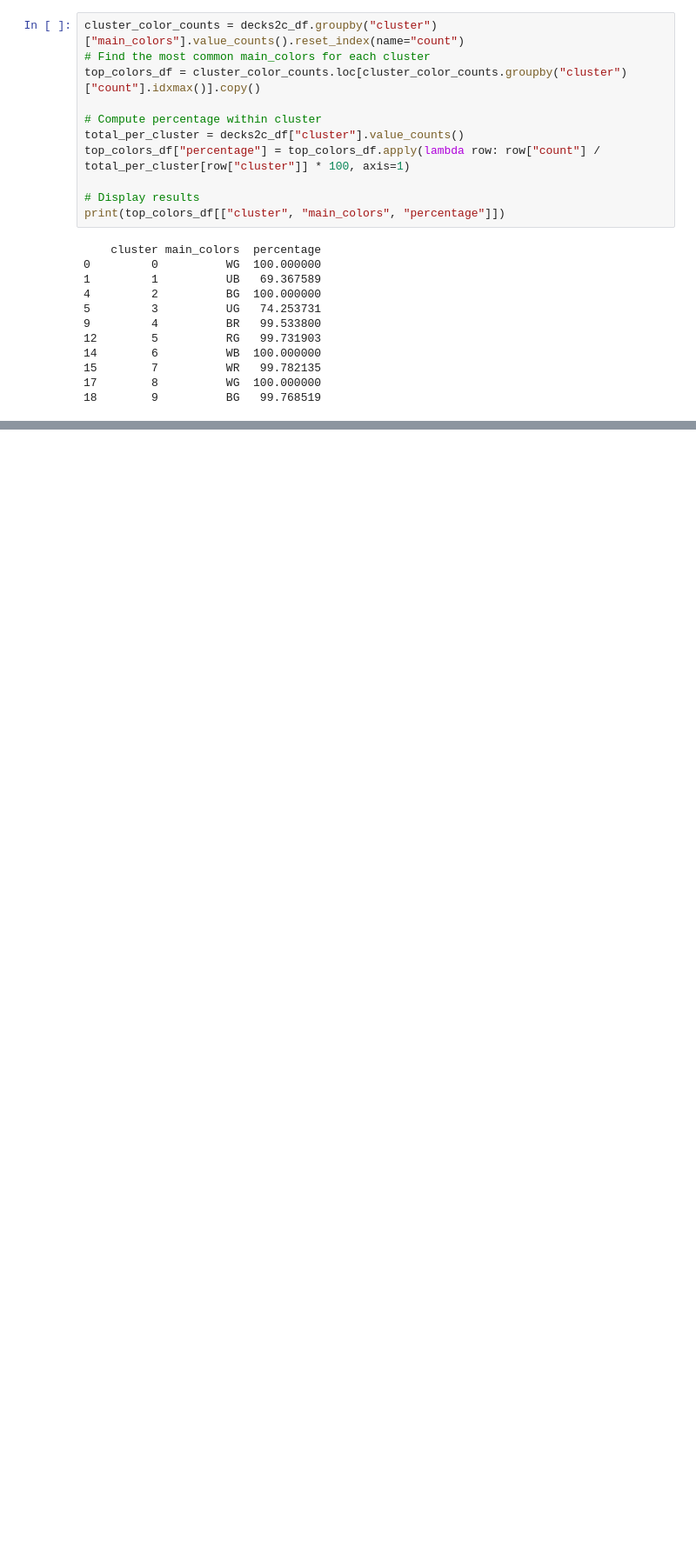
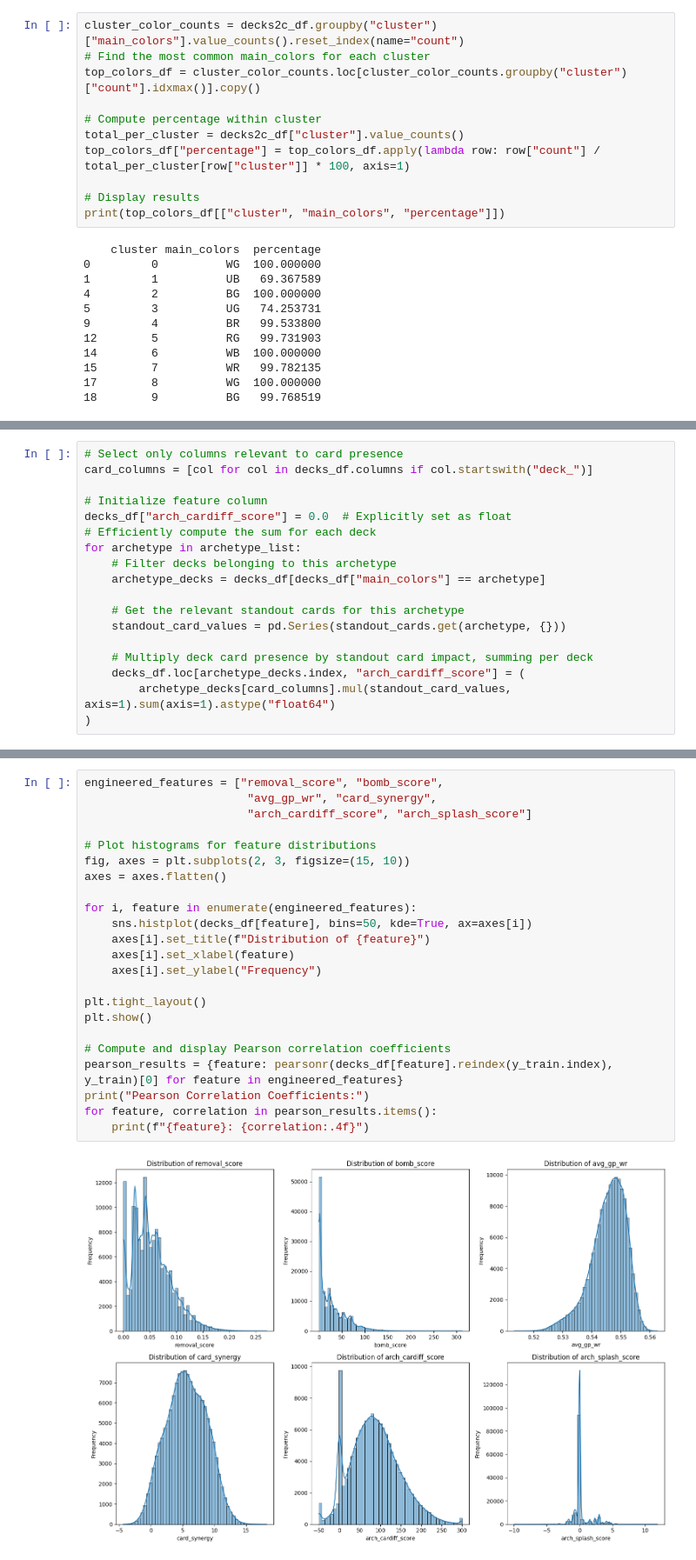
Before and after one commit to pauldennis2/manafest-destiny, a Jupyter notebook: blb_modeling.ipynb, the cells around one changed output, grey strips where cells are left out. Shown at 87% size. Drawn from its saved outputs; the diff is of its cells as text; blank space fills up the shorter version.

```diff
--- a/blb_modeling.ipynb
+++ b/blb_modeling.ipynb
@@ -1340,0 +1619,18 @@ print(top_colors_df[["cluster", "main_colors", "percentage"]])
+# %%
+# Select only columns relevant to card presence
+card_columns = [col for col in decks_df.columns if col.startswith("deck_")]
+
+# Initialize feature column
+decks_df["arch_cardiff_score"] = 0.0  # Explicitly set as float
+# Efficiently compute the sum for each deck
+for archetype in archetype_list:
+    # Filter decks belonging to this archetype
+    archetype_decks = decks_df[decks_df["main_colors"] == archetype]
+
+    # Get the relevant standout cards for this archetype
+    standout_card_values = pd.Series(standout_cards.get(archetype, {}))
+
+    # Multiply deck card presence by standout card impact, summing per deck
+    decks_df.loc[archetype_decks.index, "arch_cardiff_score"] = (
+        archetype_decks[card_columns].mul(standout_card_values, axis=1).sum(axis=1).astype("float64")
+)
@@ -1340,0 +1708,25 @@ print(top_colors_df[["cluster", "main_colors", "percentage"]])
+# %%
+engineered_features = ["removal_score", "bomb_score",
+                        "avg_gp_wr", "card_synergy",
+                        "arch_cardiff_score", "arch_splash_score"]
+
+# Plot histograms for feature distributions
+fig, axes = plt.subplots(2, 3, figsize=(15, 10))
+axes = axes.flatten()
+
+for i, feature in enumerate(engineered_features):
+    sns.histplot(decks_df[feature], bins=50, kde=True, ax=axes[i])
+    axes[i].set_title(f"Distribution of {feature}")
+    axes[i].set_xlabel(feature)
+    axes[i].set_ylabel("Frequency")
+
+plt.tight_layout()
+plt.show()
+
+# Compute and display Pearson correlation coefficients
+pearson_results = {feature: pearsonr(decks_df[feature].reindex(y_train.index), y_train)[0] for feature in engineered_features}
+print("Pearson Correlation Coefficients:")
+for feature, correlation in pearson_results.items():
+    print(f"{feature}: {correlation:.4f}")
+# %% [output]
+[figure, added]
```
Also changed, not shown: parts of 27 cells of this notebook.
